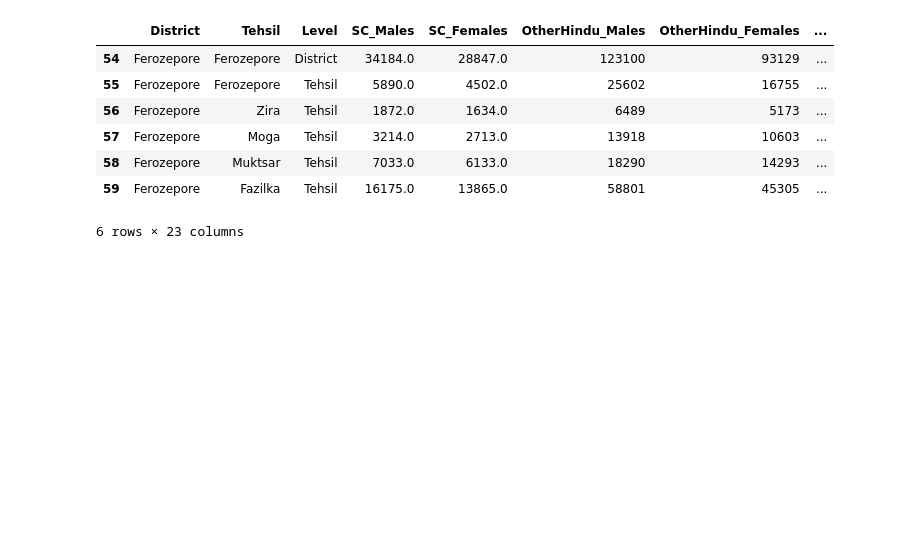
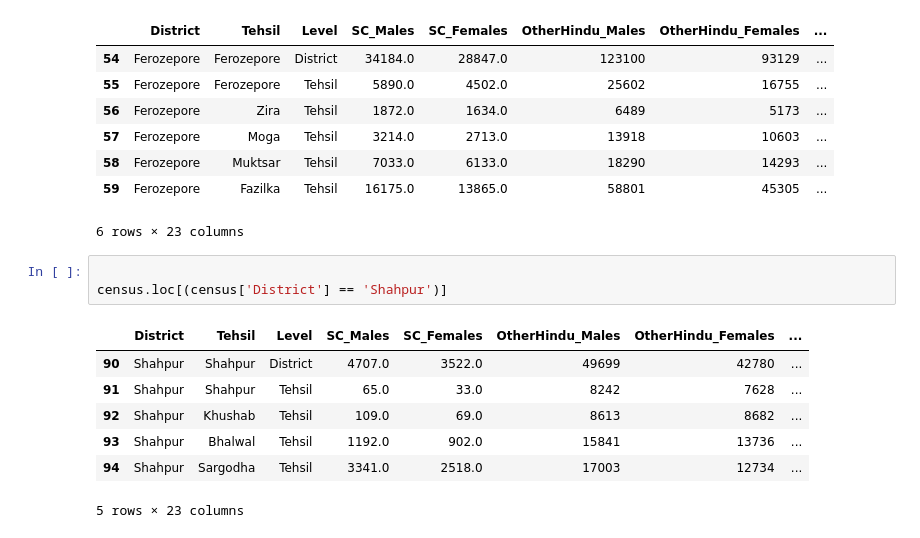
Before and after one commit to prabh9050/the-line-and-the-ledger, a Jupyter notebook: notebooks/01_EDA.ipynb, the cells around one changed output. Saved outputs shown, nothing was run; the diff lists cells and outputs as text; blank space fills up the shorter version.

Commit message:
Investigate Shahpur population discrepancy - confirmed not an OCR error, left as documented data limitation

```diff
--- a/notebooks/01_EDA.ipynb
+++ b/notebooks/01_EDA.ipynb
@@ -272,3 +272,14 @@ census.loc[(census['District'] == 'Ferozepore')]
 | 58 | Ferozepore | Muktsar | Tehsil | 7033.0 | 6133.0 | 18290 | 14293 | ... |
 | 59 | Ferozepore | Fazilka | Tehsil | 16175.0 | 13865.0 | 58801 | 45305 | ... |
 6 rows × 23 columns
+# %%
+
+census.loc[(census['District'] == 'Shahpur')]
+# %% [output]
+|  | District | Tehsil | Level | SC_Males | SC_Females | OtherHindu_Males | OtherHindu_Females | ... |
+| 90 | Shahpur | Shahpur | District | 4707.0 | 3522.0 | 49699 | 42780 | ... |
+| 91 | Shahpur | Shahpur | Tehsil | 65.0 | 33.0 | 8242 | 7628 | ... |
+| 92 | Shahpur | Khushab | Tehsil | 109.0 | 69.0 | 8613 | 8682 | ... |
+| 93 | Shahpur | Bhalwal | Tehsil | 1192.0 | 902.0 | 15841 | 13736 | ... |
+| 94 | Shahpur | Sargodha | Tehsil | 3341.0 | 2518.0 | 17003 | 12734 | ... |
+5 rows × 23 columns
```
Also changed, not shown: parts of 1 cell of this notebook.
